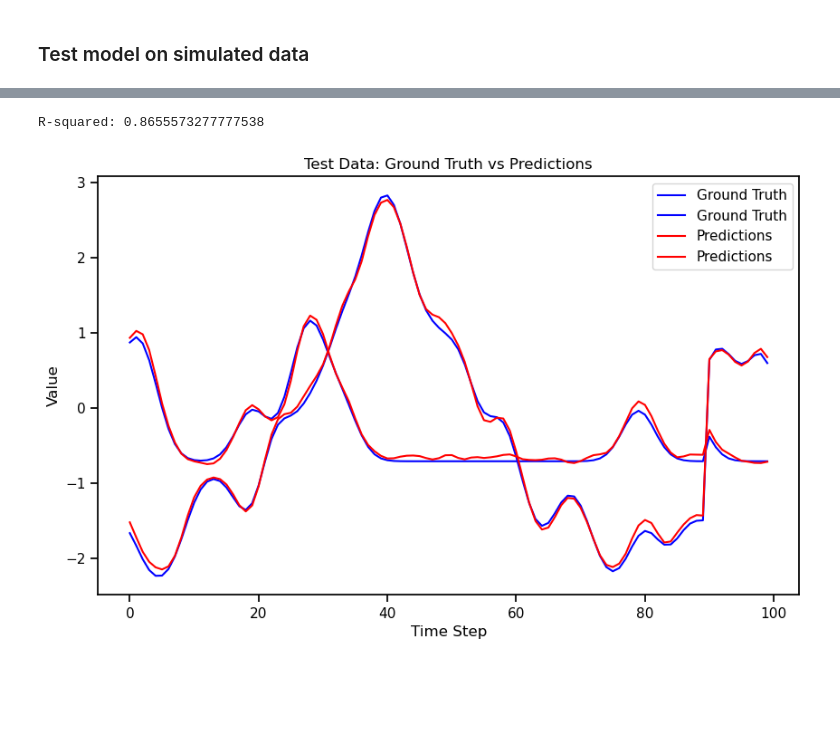
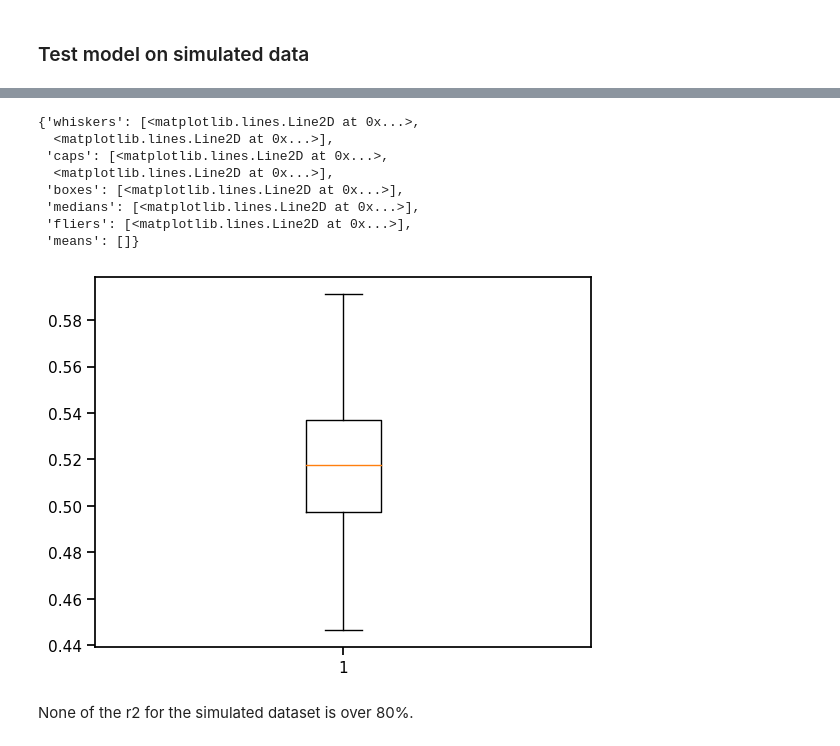
Before and after one commit to nereaiscamu/CL_UpperLimb_Control, a Jupyter notebook: Devtool.ipynb, the cells around one changed output, grey strips where cells are left out. Cells and saved outputs as stored; diff of their text form; code cells hidden in the pictures; blank space fills up the shorter version.

```diff
--- a/Devtool.ipynb
+++ b/Devtool.ipynb
@@ -351,20 +398,14 @@ Test Loss: 0.0040217833842506835
-# %%
-from sklearn.metrics import r2_score
-
-# Compute R-squared
-r2 = r2_score(ground_truth, predictions)
-print(f"R-squared: {r2}")
-# %% [output]
-R-squared: 0.8655573277777538
-# %%
-# Visualize the results
-plt.figure(figsize=(10, 6))
-plt.plot(ground_truth[:100, 5:7], label='Ground Truth', color='blue')
-plt.plot(predictions[:100, 5:7], label='Predictions', color='red')
-plt.xlabel('Time Step')
-plt.ylabel('Value')
-plt.title('Test Data: Ground Truth vs Predictions')
-plt.legend()
-plt.show()
-# %% [output]
-[figure, removed]
+# %%
+plt.boxplot(r2s)
+# %% [output]
+{'whiskers': [<matplotlib.lines.Line2D at 0x...>,
+  <matplotlib.lines.Line2D at 0x...>],
+ 'caps': [<matplotlib.lines.Line2D at 0x...>,
+  <matplotlib.lines.Line2D at 0x...>],
+ 'boxes': [<matplotlib.lines.Line2D at 0x...>],
+ 'medians': [<matplotlib.lines.Line2D at 0x...>],
+ 'fliers': [<matplotlib.lines.Line2D at 0x...>],
+ 'means': []}
+[figure, added]
+# %% [markdown]
+None of the r2 for the simulated dataset is over 80%.
```
Also changed, not shown: parts of 13 cells of this notebook, 3 other files.
